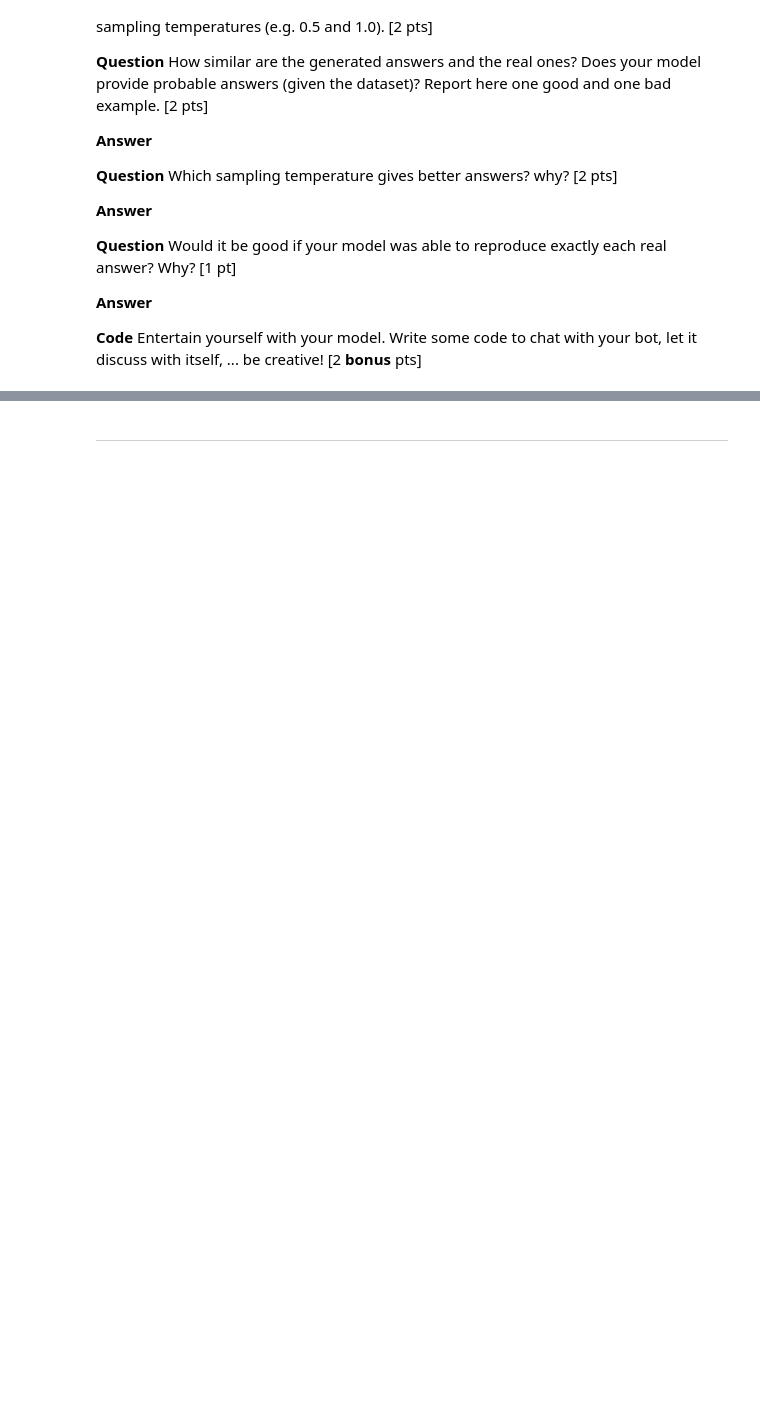
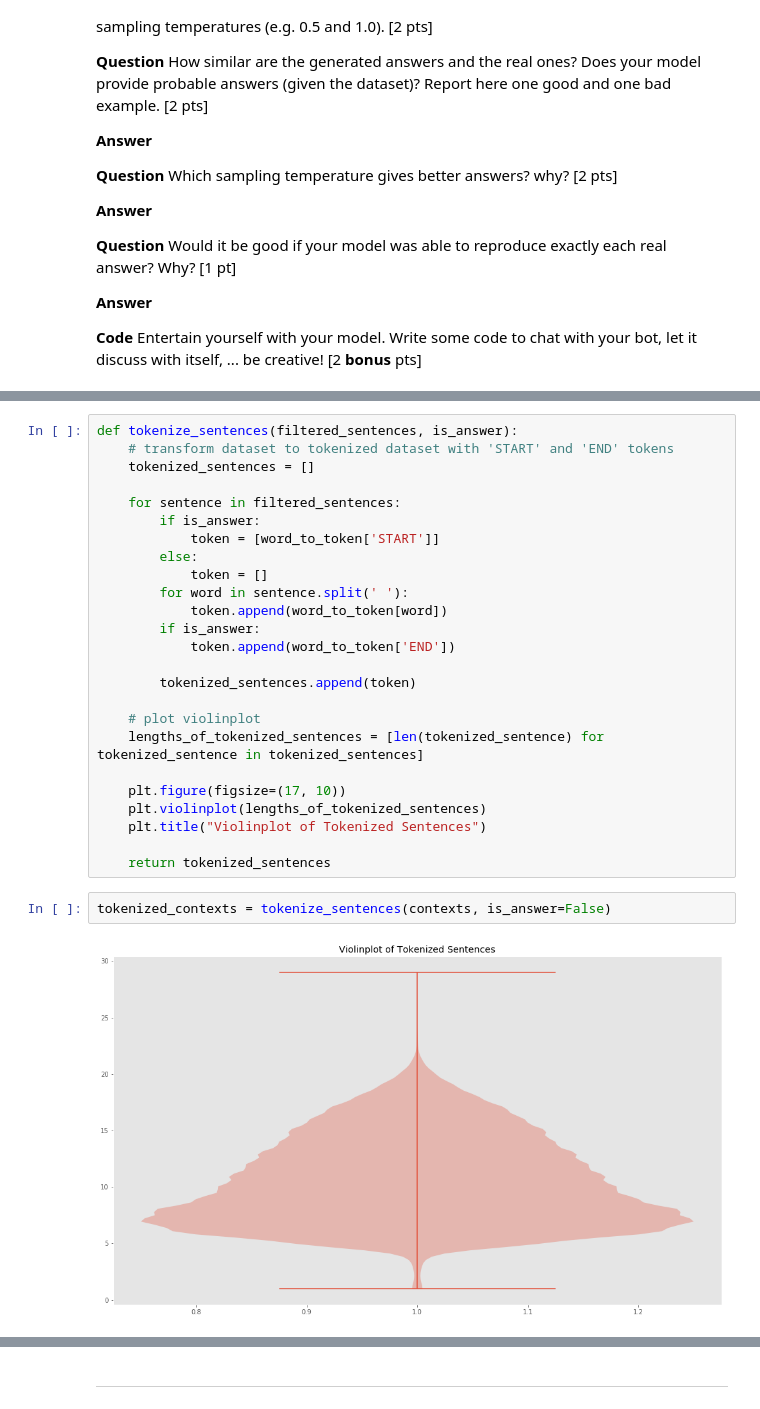
Before and after one commit to serifsonerserbest/ANN, a Jupyter notebook: miniproject2_ChatBot.ipynb, the cells around one changed output, grey strips where cells are left out. Drawn from its saved outputs; the diff is of its cells as text; blank space fills up the shorter version.

```diff
--- a/miniproject2_ChatBot.ipynb
+++ b/miniproject2_ChatBot.ipynb
@@ -872,0 +951,29 @@ We provide you with a possible model, you are welcome to change it. This model u
+# %%
+def tokenize_sentences(filtered_sentences, is_answer):
+    # transform dataset to tokenized dataset with 'START' and 'END' tokens
+    tokenized_sentences = []
+
+    for sentence in filtered_sentences:
+        if is_answer:
+            token = [word_to_token['START']]
+        else:
+            token = []
+        for word in sentence.split(' '):
+            token.append(word_to_token[word])
+        if is_answer:
+            token.append(word_to_token['END'])
+
+        tokenized_sentences.append(token)
+
+    # plot violinplot
+    lengths_of_tokenized_sentences = [len(tokenized_sentence) for tokenized_sentence in tokenized_sentences]
+
+    plt.figure(figsize=(17, 10))
+    plt.violinplot(lengths_of_tokenized_sentences)
+    plt.title("Violinplot of Tokenized Sentences")
+
+    return tokenized_sentences
+# %%
+tokenized_contexts = tokenize_sentences(contexts, is_answer=False)
+# %% [output]
+[figure, added]
```
Also changed, not shown: parts of 21 cells of this notebook, 2 other files.
